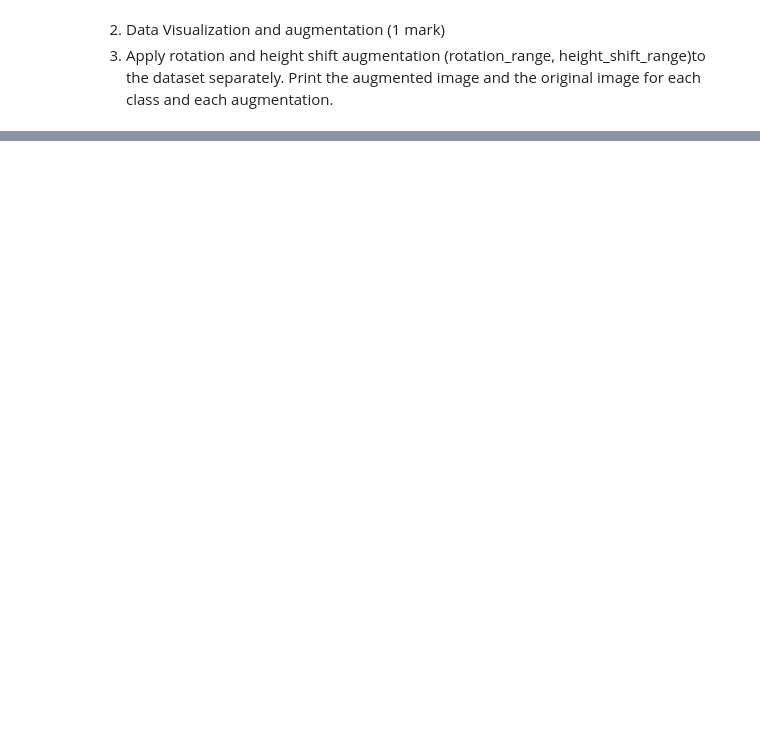
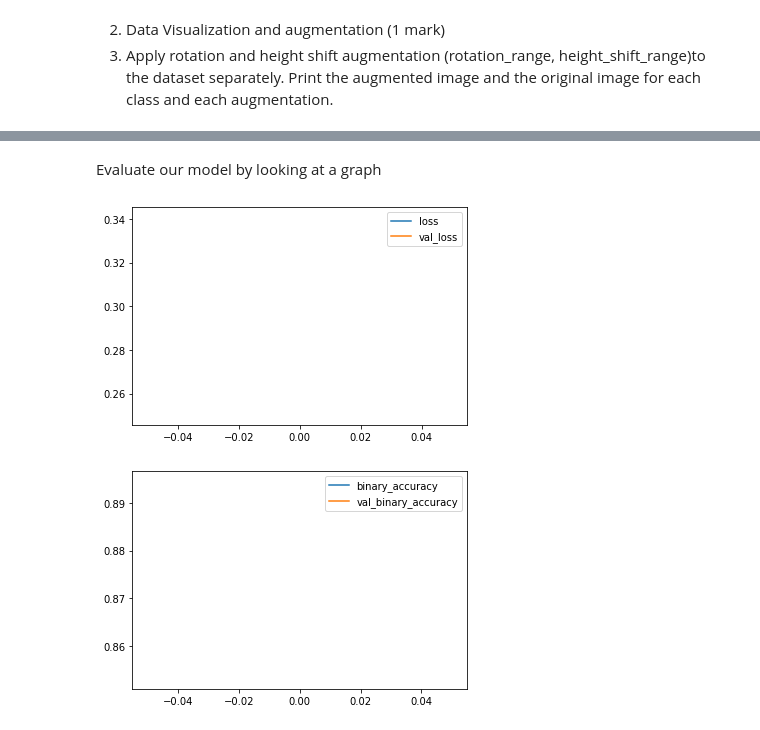
Before and after one commit to arindamdeyofficial/XRay_Pneumonia_Deep_Nural_Network_Analysis, a Jupyter notebook: XRay_Pneumonia_Deep_Nural_Network_Analysis.ipynb, the cells around one changed output, grey strips where cells are left out. Drawn from its saved outputs; the diff is of its cells as text; code cells hidden in the pictures; blank space fills up the shorter version.

```diff
--- a/XRay_Pneumonia_Deep_Nural_Network_Analysis.ipynb
+++ b/XRay_Pneumonia_Deep_Nural_Network_Analysis.ipynb
@@ -294,0 +221,5 @@ plot_loss_curves(history_model_0)
+# %%
+# Create datasets
+train_generator = data_augmentor.flow_from_directory(train_data_dir,  target_size=target_size, subset='training',batch_size= n_batch_size,class_mode='binary')
+val_generator = data_augmentor.flow_from_directory(train_data_dir, target_size=target_size,subset='validation',class_mode='binary')
+test_generator = data_augmentor.flow_from_directory(test_data_dir, target_size=target_size,batch_size= 1,class_mode=None, shuffle=False)
@@ -294,0 +252,21 @@ plot_loss_curves(history_model_0)
+# %%
+def initialize_model(name):
+    model = Sequential(name=name)
+    model.add(layers.Conv2D(32, (3, 3), activation="relu", input_shape=target_dims, padding='same'))
+    model.add(layers.MaxPool2D(pool_size=(2, 2)))
+    model.add(Dropout(0.1))
+
+    model.add(layers.Conv2D(64, (3, 3), activation="relu", padding='same'))
+    model.add(layers.MaxPool2D(pool_size=(2, 2)))
+    model.add(Dropout(0.1))
+
+    model.add(layers.Conv2D(128, (3, 3), activation="relu", padding='same'))
+    model.add(layers.MaxPool2D(pool_size=(3, 3)))
+    model.add(Dropout(0.1))
+
+    model.add(layers.Flatten())
+    model.add(layers.Dense(64, activation='relu'))
+    model.add(Dropout(0.2))
+    model.add(layers.Dense(1, activation='sigmoid'))
+
+    return model
@@ -294,0 +310,6 @@ plot_loss_curves(history_model_0)
+# %%
+model_baseline = initialize_model(name="baseline")
+history_baseline = compile_model(model_baseline)
+callback = [EarlyStopping(patience=5, monitor='val_accuracy', restore_best_weights=True),
+            ReduceLROnPlateau(monitor = 'val_loss', patience = 2, factor=0.3, verbose=1),
+            ModelCheckpoint("xray_model_v2.h5",save_best_only=True)]
@@ -294,0 +320,6 @@ plot_loss_curves(history_model_0)
+# %%
+history_baseline = model_baseline.fit(train_generator,
+                                      batch_size=n_batch_size,
+                                      epochs=1,
+                                      validation_data=val_generator,shuffle=True,
+                                      callbacks=callback) #,class_weight=class_weights)
@@ -294,0 +338,9 @@ plot_loss_curves(history_model_0)
+# %% [markdown]
+Evaluate our model by looking at a graph
+# %%
+history_frame = pd.DataFrame(history_baseline.history)
+history_frame.loc[:, ['loss', 'val_loss']].plot()
+history_frame.loc[:, ['binary_accuracy', 'val_binary_accuracy']].plot();
+# %% [output]
+[figure, added]
+[figure, added]
```
Also changed, not shown: parts of 53 cells of this notebook.
